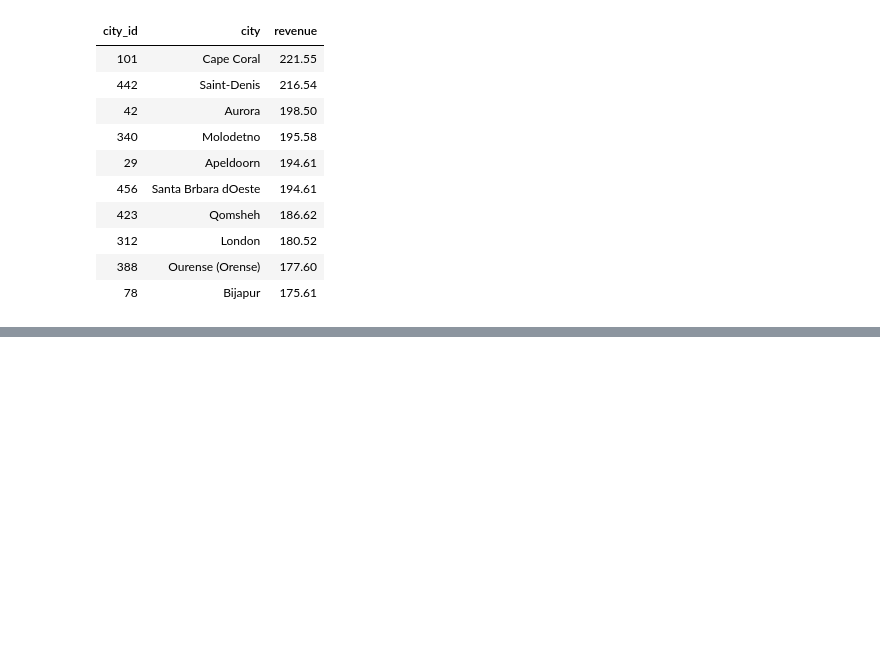
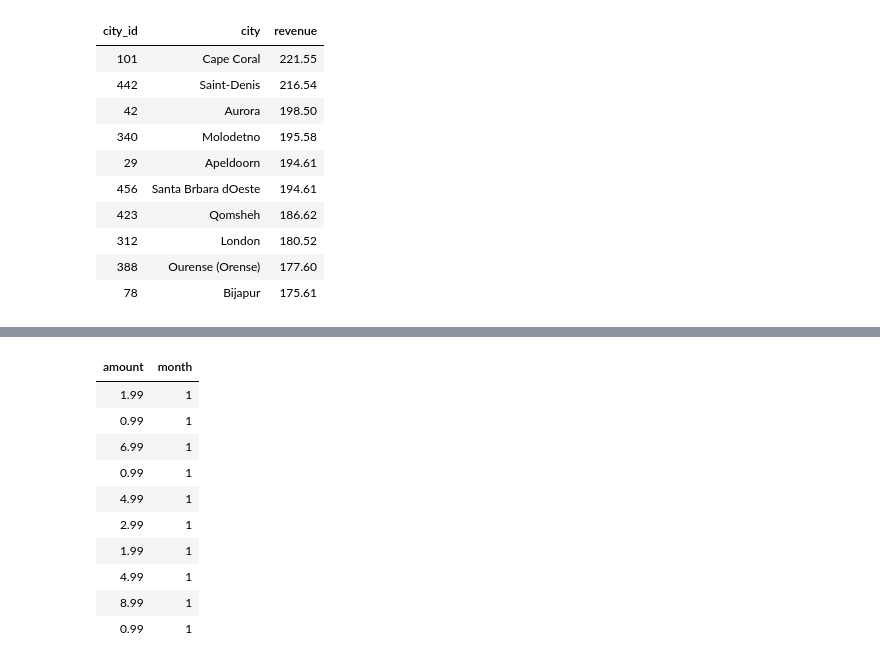
Before and after one commit to eslamdyab21/Knowledge-Hub, a Jupyter notebook: Courses/Udacity-DWH/3NF-2-Star/notebook.ipynb, the cells around one changed output, grey strips where cells are left out. Cells and saved outputs as stored; diff of their text form; code cells hidden in the pictures; blank space fills up the shorter version.

```diff
--- a/Courses/Udacity-DWH/3NF-2-Star/notebook.ipynb
+++ b/Courses/Udacity-DWH/3NF-2-Star/notebook.ipynb
@@ -401,0 +419,18 @@ select_query(query)
+# %%
+query = ("""
+    select amount, EXTRACT(month from payment_date) as month
+    from payment limit 10;
+""")
+select_query(query)
+# %% [output]
+| amount | month |
+| 1.99 | 1 |
+| 0.99 | 1 |
+| 6.99 | 1 |
+| 0.99 | 1 |
+| 4.99 | 1 |
+| 2.99 | 1 |
+| 1.99 | 1 |
+| 4.99 | 1 |
+| 8.99 | 1 |
+| 0.99 | 1 |
```
Also changed, not shown: parts of 9 cells of this notebook.
